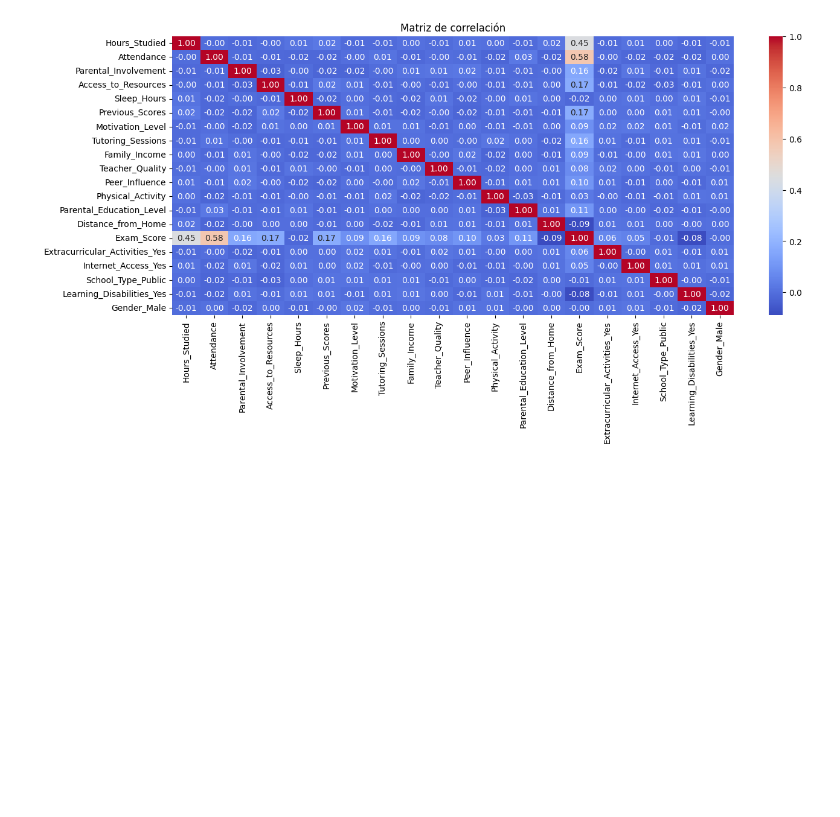
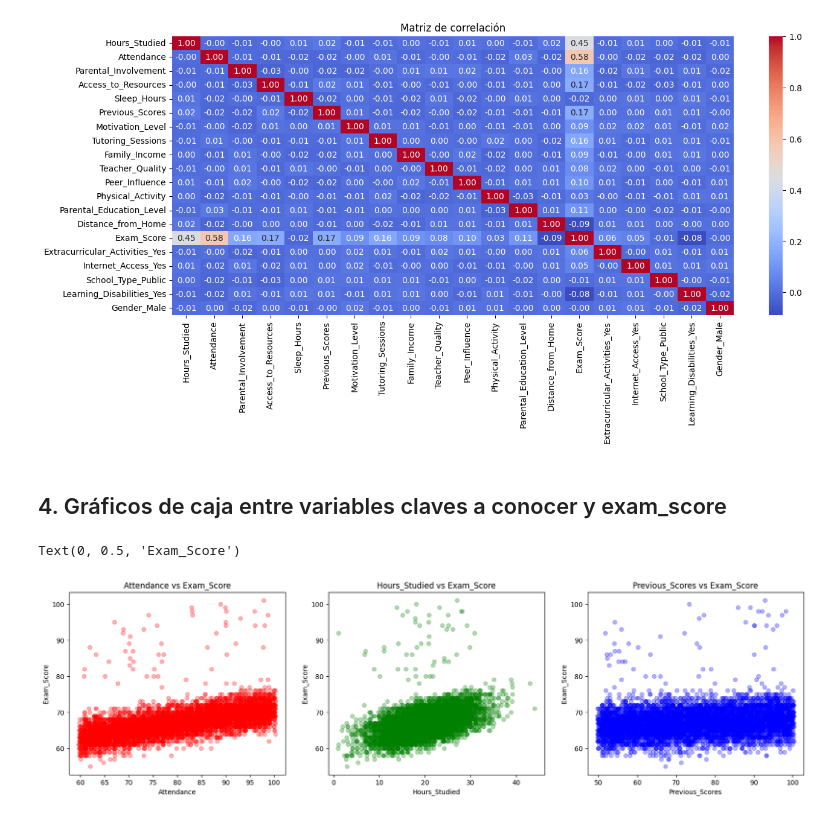
Before and after one commit to JeiGeek/ia1-LosPandas-prediccion_rendimiento_estudiantil, a Jupyter notebook: 01_exploratory_data_analysis.ipynb, the cells around one changed output. Saved outputs shown, nothing was run; the diff lists cells and outputs as text; code cells hidden in the pictures; blank space fills up the shorter version.

Commit message:
gráficos agregados pero en revisión

```diff
--- a/01_exploratory_data_analysis.ipynb
+++ b/01_exploratory_data_analysis.ipynb
@@ -231,3 +232,28 @@ plt.title("Matriz de correlación")
 plt.show()
 # %% [output]
 [figure]
+# %% [markdown]
+## 4. Gráficos de caja entre variables claves a conocer y exam_score
+# %%
+# Gráficos de dispersión
+fig, axs = plt.subplots(1,3, figsize=(20,5))
+
+# np.random.uniform(-0.3, 0.3, size=len(df)) - generacion de un poco de ruido para no tener los datos tan superpuestos
+# Corre los datos un aleatoriamente un poco para que no queden tan encima
+axs[0].scatter(df_encoded['Attendance']+ np.random.uniform(-0.3, 0.3, size=len(df_encoded)), df_encoded['Exam_Score'], alpha = 0.3, color = "red")
+axs[0].set_title('Attendance vs Exam_Score')
+axs[0].set_xlabel('Attendance')
+axs[0].set_ylabel('Exam_Score')
+
+axs[1].scatter(df_encoded['Hours_Studied']+ np.random.uniform(-0.3, 0.3, size=len(df_encoded)), df_encoded['Exam_Score'], alpha = 0.3, color = "green")
+axs[1].set_title('Hours_Studied vs Exam_Score')
+axs[1].set_xlabel('Hours_Studied')
+axs[1].set_ylabel('Exam_Score')
+
+axs[2].scatter(df_encoded['Previous_Scores']+ np.random.uniform(-0.3, 0.3, size=len(df_encoded)), df_encoded['Exam_Score'], alpha = 0.3, color = "blue")
+axs[2].set_title('Previous_Scores vs Exam_Score')
+axs[2].set_xlabel('Previous_Scores')
+axs[2].set_ylabel('Exam_Score')
+# %% [output]
+Text(0, 0.5, 'Exam_Score')
+[figure, added]
```
Also changed, not shown: parts of 1 cell of this notebook.
